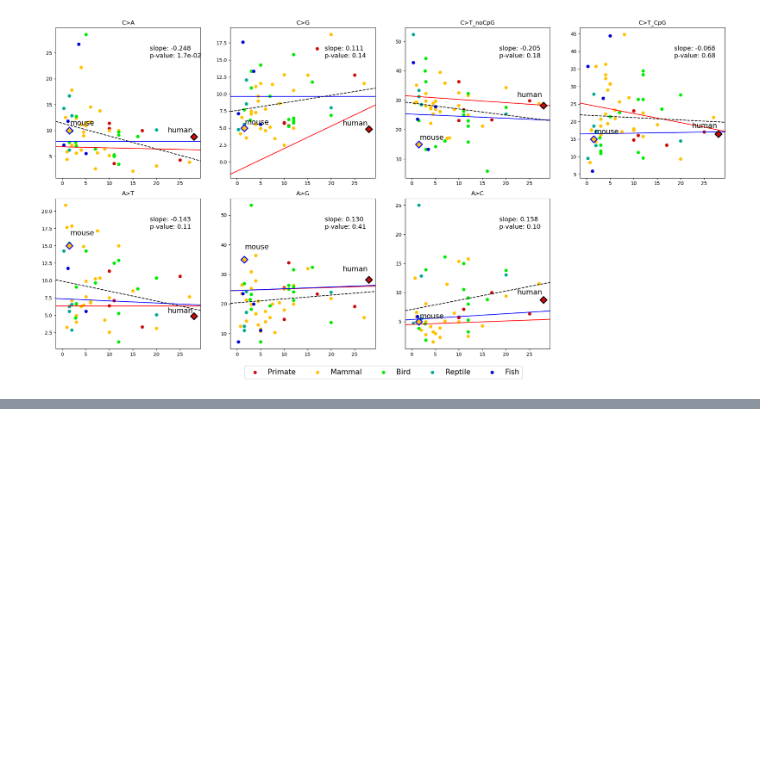
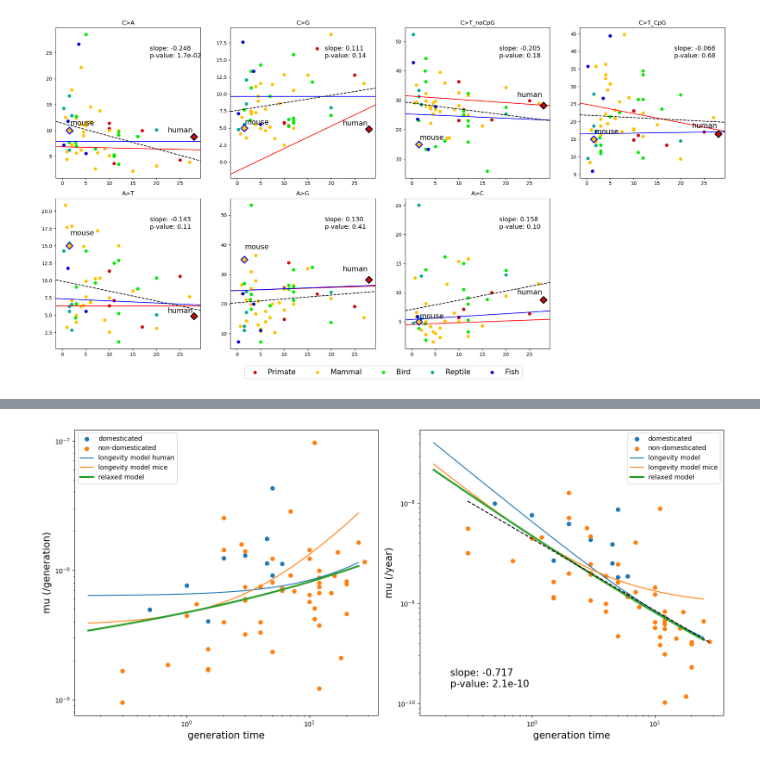
Before and after one commit to harrispopgen/clocklike-DBH, a Jupyter notebook: DBH_bergeron_data.ipynb, the cells around one changed output, grey strips where cells are left out. Cells and saved outputs as stored; diff of their text form; code cells hidden in the pictures; blank space fills up the shorter version.

Commit message:
added plots for reproductive longevity and flexible RL model

```diff
--- a/DBH_bergeron_data.ipynb
+++ b/DBH_bergeron_data.ipynb
@@ -413,0 +423,89 @@ plot_rate_vs_gen_time(vertebrate_group_name2idx_map, colors, jonsson_data)
+# %%
+domesticated_list = ["canis_lupus_familiaris", "capra_hircus", "cavia_aperea", "betta_splendens", "cyprinus_carpio", "felis_catus", "gallus_gallus", "mus_musculus", "sus_scrofa", "vicugna_pacos"]
+
+def plot_u_gen_vs_generation_time_helper(g, u_gen_longevity, u_gen_longevity_mice, u_gen_relaxed, ax):
+    ax.plot(g, u_gen_longevity, label="longevity model human")
+    ax.plot(g, u_gen_longevity_mice, label="longevity model mice")
+    # ax.plot(g, u_gen_longevity_est, label="longevity model estimated")
+    ax.scatter(df["gen_time"], df["u_gen_non_modeled"])
+    ax.plot(g, u_gen_relaxed, linewidth=3, label="relaxed model")
+    ax.set_xscale("log")
+    ax.set_yscale("log")
+    ax.set_xlabel("generation time", fontsize=15)
+    ax.set_ylabel("mu (/generation)", fontsize=15)
+    ax.legend()
+
+def plot_longevity_model_prediction(df, domesticated_list):
+    B, M = 6.35 * 10**(-9), 3.5 * 10**(-10)
+    B_m, M_m = 3.75 * 10**(-9), 1.64 * 10**(-9)
+    B_est, M_est = 8.67946E-09, 3.23132E-10
+    P = 0.419
+
+    m, alpha = 1.24 * 10 ** (-9), -0.413
+    b, beta = 4.0 * 10 ** (-9), 0.126
+
+    g = np.logspace(-0.8, 1.4)
+    u_gen_longevity = B + M * (g - P * g)
+    u_gen_longevity_m = B_m + M_m * (g - P * g)
+    u_gen_longevity_est = B + M * (g - P * g)
+    u_gen_relaxed = b * g ** (beta) + m * g ** (alpha) * (g - P * g)
+
+    u_year_longevity = u_gen_longevity / g
+    u_year_longevity_m = u_gen_longevity_m / g
+    u_year_longevity_est = u_gen_longevity_est / g
+    u_year_relaxed = u_gen_relaxed / g
+
+    fig, ax = plt.subplots(1, 2, figsize=(15,7))
+    domestication_mask = df["species"].isin(domesticated_list)
+    for i in range(2):
+        df_temp = df[domestication_mask] if i == 0 else df[~domestication_mask]
+        label = "domesticated" if i == 0 else "non-domesticated"
+        ax[0].scatter(df_temp["gen_time"], df_temp["u_gen_non_modeled"], label=label)
+
+        ax[1].scatter(df_temp["gen_time"], df_temp["u_year_non_modeled"], label=label)
+
+    ax[0].plot(g, u_gen_longevity, label="longevity model human")
+    ax[0].plot(g, u_gen_longevity_m, label="longevity model mice")
+    ax[0].plot(g, u_gen_relaxed, linewidth=3, label="relaxed model")
+    # [0]ax.plot(g, u_gen_longevity_est, label="longevity model estimated")
+
+    ax[1].plot(g, u_year_longevity, label="longevity model")
+    ax[1].plot(g, u_year_longevity_m, label="longevity model mice")
+    ax[1].plot(g, u_year_relaxed, linewidth=3.0, label="relaxed model")
+    # ax[1].plot(g, u_year_longevity_est, label="longevity model estimated")
+
+    ax[0].set_xscale("log")
+    ax[0].set_yscale("log")
+    ax[0].set_xlabel("generation time", fontsize=15)
+    ax[0].set_ylabel("mu (/generation)", fontsize=15)
+    ax[0].legend()
+    ax[1].set_xscale("log")
+    ax[1].set_yscale("log")
+    ax[1].set_xlabel("generation time", fontsize=15)
+    ax[1].set_ylabel("mu (/year)", fontsize=15)
+    ax[1].legend()
+
+    gen_time = df["gen_time"]
+    x_bounds = [np.min(gen_time), np.max(gen_time)]
+    r_filename = f"./output/r_bergeron/mu_year_gen.csv"
+    load_and_plot_r_regression_output(r_filename, x_bounds, text_pos=(0.1, 0.1), ax=ax[1])
+
+def estimate_B_M_from_u_gen(u_gen, gen):
+    result = stats.linregress(gen, u_gen)
+    P = 0.419
+    slope, intercept = result.slope, result.intercept
+    B = intercept
+    M = slope / (1-P)
+    print(f"B = {B:2G}, M = {M:2G}")
+    poly = np.poly1d([slope, intercept])
+    print(intercept, slope, intercept + slope * 25)
+
+    fig, ax = plt.subplots()
+    ax.scatter(gen, u_gen)
+    ax.plot(gen, poly(gen))
+
+
+
+plot_longevity_model_prediction(df_div, domesticated_list)
+# %% [output]
+[figure, added]
```
Also changed, not shown: parts of 3 cells of this notebook.
